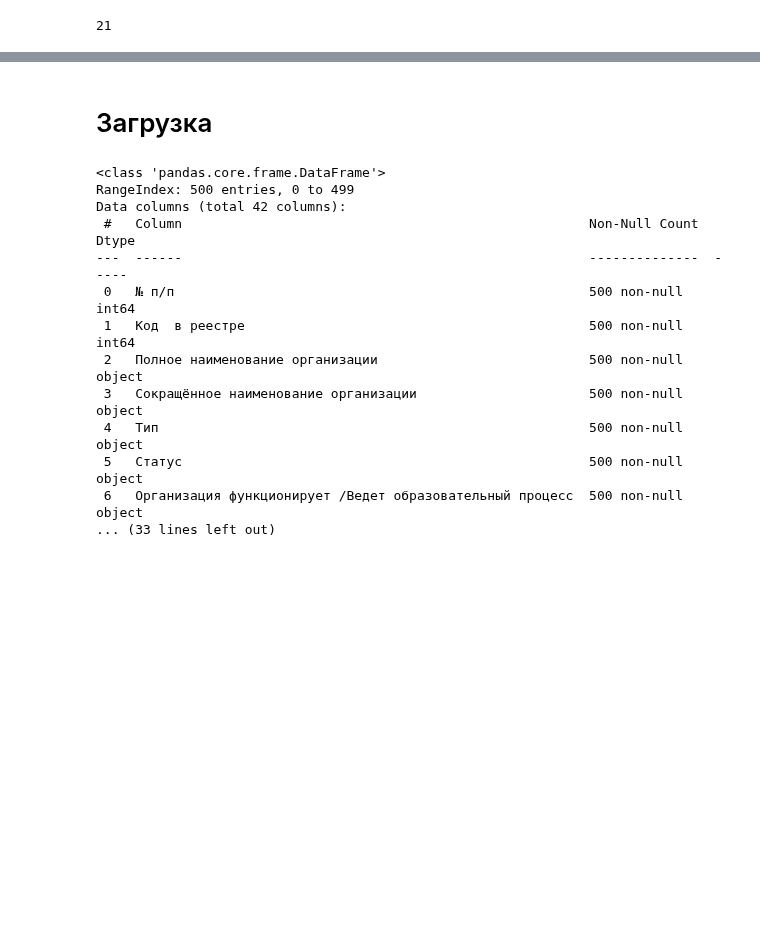
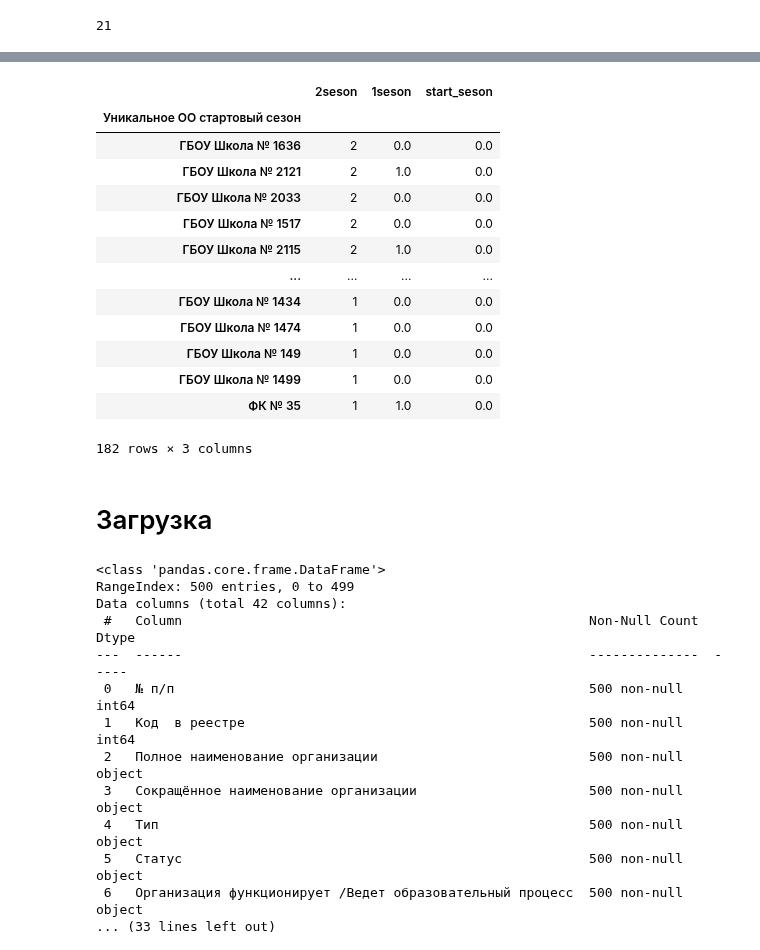
Before and after one commit to vn322/Sport-University, a Jupyter notebook: школы_кибер.ipynb, the cells around one changed output, grey strips where cells are left out. Cells and saved outputs as stored; diff of their text form; code cells hidden in the pictures; blank space fills up the shorter version.

```diff
--- a/школы_кибер.ipynb
+++ b/школы_кибер.ipynb
@@ -158,0 +250,3 @@ df_reg_uvao.groupby(['Название команды']).agg('count').sort_value
+# %%
+df_col_2_ses=df_col[df_col['Сезон'] == 'Второй сезон']
+df_col_2_ses
@@ -158,0 +284,5 @@ df_reg_uvao.groupby(['Название команды']).agg('count').sort_value
+# %%
+s2= df_col_2_ses.groupby(['Уникальное ОО стартовый сезон']).agg('count').sort_values('Сезон', ascending=False)
+# %%
+df_col_1_ses=df_col[df_col['Сезон'] == 'Первый сезон']
+df_col_1_ses
@@ -158,0 +320,2 @@ df_reg_uvao.groupby(['Название команды']).agg('count').sort_value
+# %%
+s1=df_col_1_ses.groupby(['Уникальное ОО стартовый сезон']).agg('count').sort_values('Сезон', ascending=False)
@@ -158,0 +339,21 @@ df_reg_uvao.groupby(['Название команды']).agg('count').sort_value
+# %%
+s = s2[['Сезон']].merge(s1[['Сезон']], how='left', on='Уникальное ОО стартовый сезон')
+
+s = s.merge(st[['Сезон']], how='left', on='Уникальное ОО стартовый сезон')
+s = s.rename(columns={"Сезон_x": "2seson", "Сезон_y": "1seson", "Сезон": "start_seson"})
+s.fillna(0)
+# %% [output]
+|  | 2seson | 1seson | start_seson |
+| Уникальное ОО стартовый сезон |  |  |  |
+| ГБОУ Школа № 1636 | 2 | 0.0 | 0.0 |
+| ГБОУ Школа № 2121 | 2 | 1.0 | 0.0 |
+| ГБОУ Школа № 2033 | 2 | 0.0 | 0.0 |
+| ГБОУ Школа № 1517 | 2 | 0.0 | 0.0 |
+| ГБОУ Школа № 2115 | 2 | 1.0 | 0.0 |
+| ... | ... | ... | ... |
+| ГБОУ Школа № 1434 | 1 | 0.0 | 0.0 |
+| ГБОУ Школа № 1474 | 1 | 0.0 | 0.0 |
+| ГБОУ Школа № 149 | 1 | 0.0 | 0.0 |
+| ГБОУ Школа № 1499 | 1 | 0.0 | 0.0 |
+| ФК № 35 | 1 | 1.0 | 0.0 |
+182 rows × 3 columns
```
Also changed, not shown: parts of 15 cells of this notebook.
